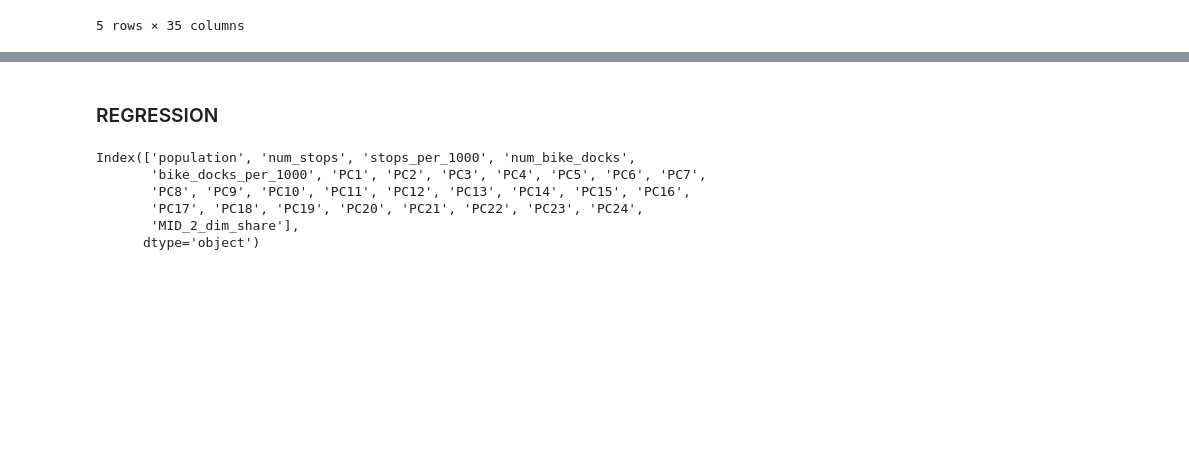
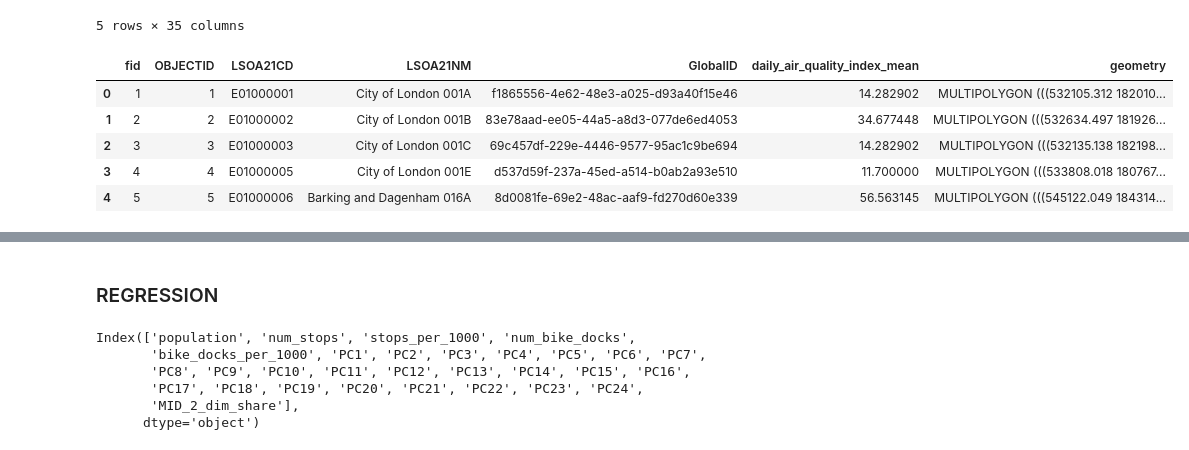
Before and after one commit to shaunhoang/cusp, a Jupyter notebook: calculation.ipynb, the cells around one changed output, grey strips where cells are left out. Saved outputs shown, nothing was run; the diff lists cells and outputs as text; code cells hidden in the pictures; blank space fills up the shorter version.

```diff
--- a/calculation.ipynb
+++ b/calculation.ipynb
@@ -593,3 +593,12 @@ lsoa_merge3.head()
 | 3 | 4 | E01000005 | City of London 001E | d537d59f-237a-45ed-a514-b0ab2a93e510 | POLYGON ((533808.018 180767.774, ... | 1111 | 3.0 | 2.70027 | ... |
 | 4 | 5 | E01000006 | Barking and Dagenham 016A | 8d0081fe-69e2-48ac-aaf9-fd270d60e339 | POLYGON ((545122.049 184314.931, ... | 1840 | 0.0 | 0.00000 | ... |
 5 rows × 35 columns
+# %%
+daqi.head()
+# %% [output]
+|  | fid | OBJECTID | LSOA21CD | LSOA21NM | GlobalID | daily_air_quality_index_mean | geometry |
+| 0 | 1 | 1 | E01000001 | City of London 001A | f1865556-4e62-48e3-a025-d93a40f15e46 | 14.282902 | MULTIPOLYGON (((532105.312 182010... |
+| 1 | 2 | 2 | E01000002 | City of London 001B | 83e78aad-ee05-44a5-a8d3-077de6ed4053 | 34.677448 | MULTIPOLYGON (((532634.497 181926... |
+| 2 | 3 | 3 | E01000003 | City of London 001C | 69c457df-229e-4446-9577-95ac1c9be694 | 14.282902 | MULTIPOLYGON (((532135.138 182198... |
+| 3 | 4 | 4 | E01000005 | City of London 001E | d537d59f-237a-45ed-a514-b0ab2a93e510 | 11.700000 | MULTIPOLYGON (((533808.018 180767... |
+| 4 | 5 | 5 | E01000006 | Barking and Dagenham 016A | 8d0081fe-69e2-48ac-aaf9-fd270d60e339 | 56.563145 | MULTIPOLYGON (((545122.049 184314... |
```
Also changed, not shown: parts of 11 cells of this notebook, 7 other files.
